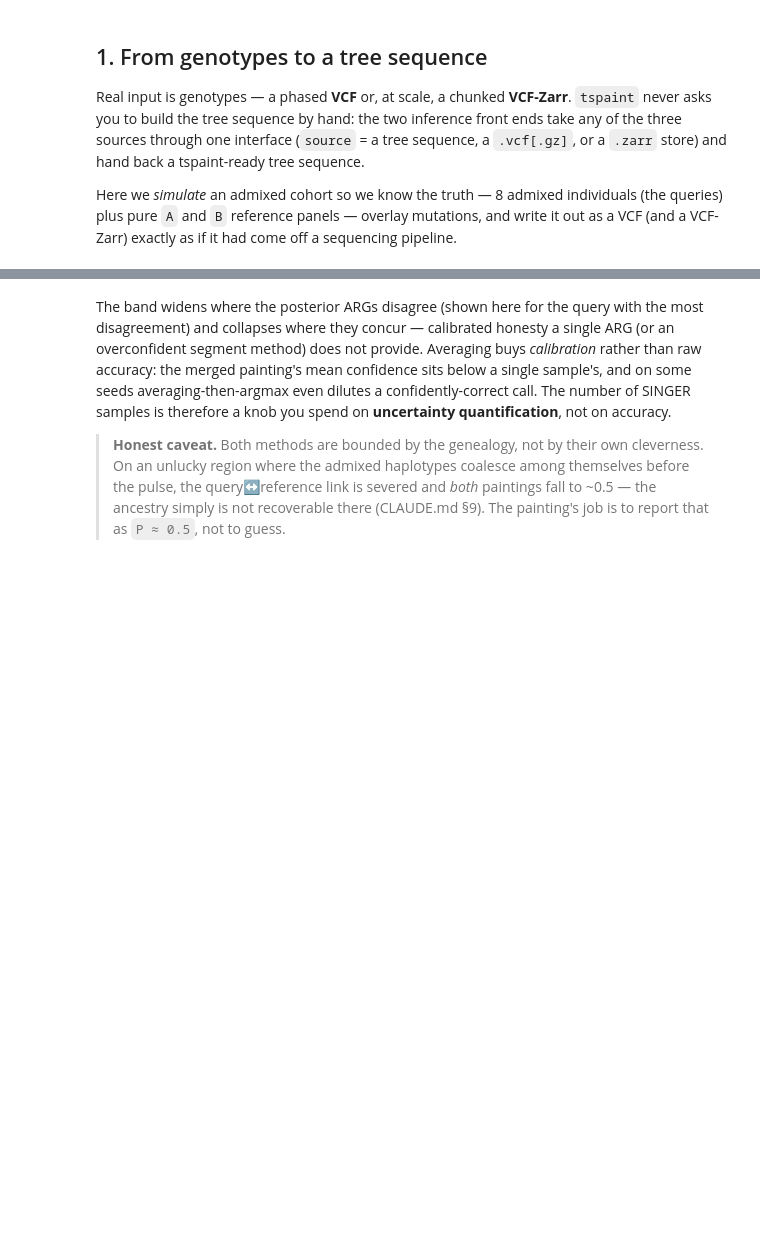
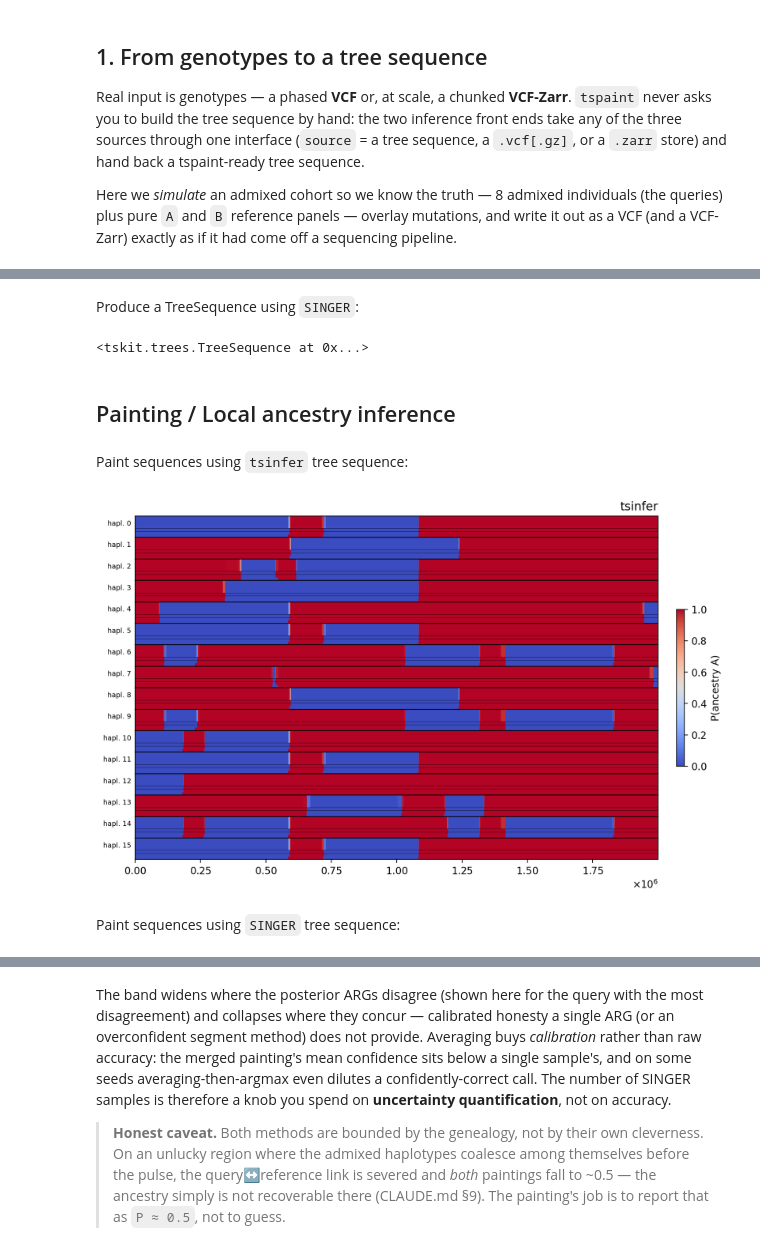
Before and after one commit to munch-group/tspaint, a Jupyter notebook: docs/notebooks/showcase.ipynb, the cells around one changed output, grey strips where cells are left out. Saved outputs shown, nothing was run; the diff lists cells and outputs as text; code cells hidden in the pictures; blank space fills up the shorter version.

```diff
--- a/docs/notebooks/showcase.ipynb
+++ b/docs/notebooks/showcase.ipynb
@@ -216,0 +180,15 @@ Plotting the most ancestry-mixed query against the shaded truth makes the gap co
+# %% [markdown]
+Produce a TreeSequence using `SINGER`:
+# %%
+ts_singer = io.singer(
+    vcf,
+    Ne=1000, mutation_rate=5e-8, recombination_rate=1e-8,
+    seed=42, sequence_length=sequence_length,
+    )
+ts_singer
+# %% [output]
+<tskit.trees.TreeSequence at 0x...>
+# %% [markdown]
+## Painting / Local ancestry inference
+# %% [markdown]
+Paint sequences using `tsinfer` tree sequence:
@@ -216,0 +198,9 @@ Plotting the most ancestry-mixed query against the shaded truth makes the gap co
+# %%
+paint_tsinfer.plot(truth=truth, title='tsinfer',
+            #    cmap='PiYG',
+                           #colors = ["#C25F3D", "#F4F3ED", "#2A79D7"]
+                           )
+# %% [output]
+[figure, added]
+# %% [markdown]
+Paint sequences using `SINGER` tree sequence:
```
Also changed, not shown: parts of 29 cells of this notebook.
